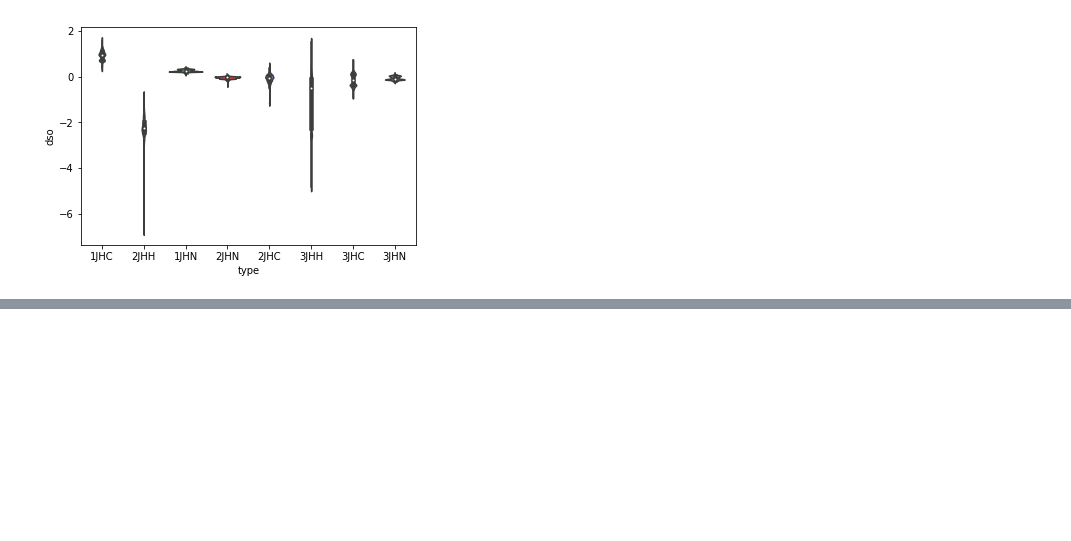
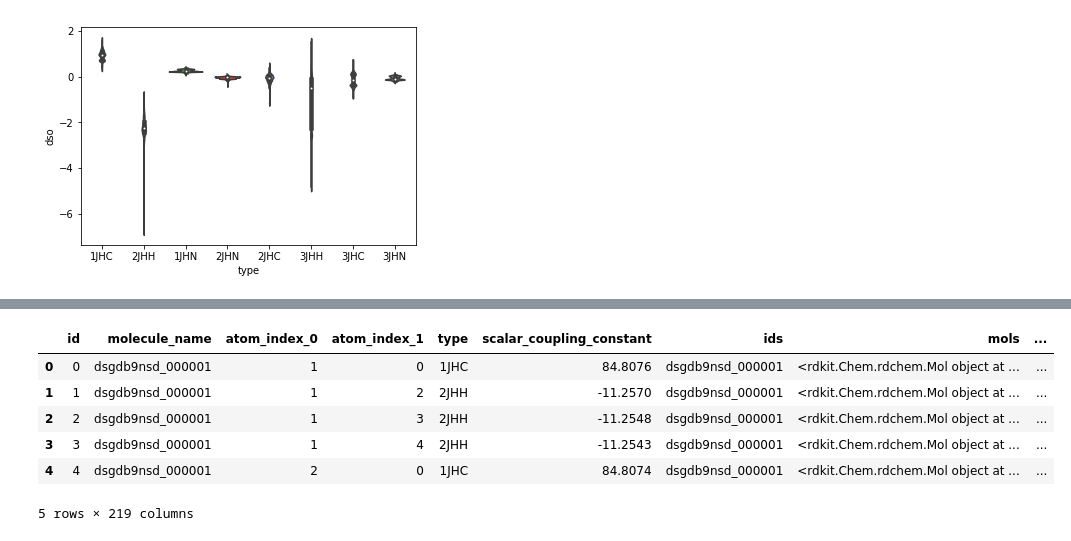
Before and after one commit to ykskks/Kaggle-Predicting-Molecular-Properties, a Jupyter notebook: notebooks/first_eda.ipynb, the cells around one changed output, grey strips where cells are left out. Saved outputs shown, nothing was run; the diff lists cells and outputs as text; code cells hidden in the pictures; blank space fills up the shorter version.

Commit message:
play with data

```diff
--- a/notebooks/first_eda.ipynb
+++ b/notebooks/first_eda.ipynb
@@ -165,0 +130,14 @@ sns.violinplot(x='type', y='dso', data=scalar)
+# %%
+ids = []
+mols = []
+for i in range(1, 133886):
+    ids.append(f'dsgdb9nsd_{i:06}')
+    try:
+        with open(f'../data/input/structures/dsgdb9nsd_{i:06}.mol', 'r') as mol:
+            mols.append(MolFromMolBlock(mol.read()))
+    except:
+        mols.append(np.nan)
+# %%
+rdkit_desc_df = pd.DataFrame()
+rdkit_desc_df['ids'] = ids
+rdkit_desc_df['mols'] = mols
@@ -165,0 +153,18 @@ sns.violinplot(x='type', y='dso', data=scalar)
+# %%
+desc_2Ds = [v for k, v in Descriptors.__dict__.items() if not '__' in k and not bool(re.match('_', k)) and callable(v)]
+desc_3Ds = [v for k, v in Descriptors3D.__dict__.items() if not '__' in k and not bool(re.match('_', k)) and callable(v)]
+desc_2Ds_cols = [k for k, v in Descriptors.__dict__.items() if not '__' in k and not bool(re.match('_', k)) and callable(v)]
+desc_3Ds_cols = [k for k, v in Descriptors3D.__dict__.items() if not '__' in k and not bool(re.match('_', k)) and callable(v)]
+desc_cols = desc_2Ds_cols + desc_3Ds_cols
+
+#function for skipping molecules with no mol file
+def skip_nan(func, mol):
+    try:
+        return func(mol)
+    except:
+        return np.nan
+
+for desc_2D, desc_2Ds_col in zip(desc_2Ds, desc_2Ds_cols):
+    rdkit_desc_df[desc_2Ds_col] = rdkit_desc_df['mols'].apply(lambda mol: skip_nan(desc_2D, mol))
+for desc_3D, desc_3Ds_col in zip(desc_3Ds, desc_3Ds_cols):
+    rdkit_desc_df[desc_3Ds_col] = rdkit_desc_df['mols'].apply(lambda mol: skip_nan(desc_3D, mol))
@@ -165,0 +203,10 @@ sns.violinplot(x='type', y='dso', data=scalar)
+# %%
+train_.head()
+# %% [output]
+|  | id | molecule_name | atom_index_0 | atom_index_1 | type | scalar_coupling_constant | ids | mols | ... |
+| 0 | 0 | dsgdb9nsd_000001 | 1 | 0 | 1JHC | 84.8076 | dsgdb9nsd_000001 | <rdkit.Chem.rdchem.Mol object at ... | ... |
+| 1 | 1 | dsgdb9nsd_000001 | 1 | 2 | 2JHH | -11.2570 | dsgdb9nsd_000001 | <rdkit.Chem.rdchem.Mol object at ... | ... |
+| 2 | 2 | dsgdb9nsd_000001 | 1 | 3 | 2JHH | -11.2548 | dsgdb9nsd_000001 | <rdkit.Chem.rdchem.Mol object at ... | ... |
+| 3 | 3 | dsgdb9nsd_000001 | 1 | 4 | 2JHH | -11.2543 | dsgdb9nsd_000001 | <rdkit.Chem.rdchem.Mol object at ... | ... |
+| 4 | 4 | dsgdb9nsd_000001 | 2 | 0 | 1JHC | 84.8074 | dsgdb9nsd_000001 | <rdkit.Chem.rdchem.Mol object at ... | ... |
+5 rows × 219 columns
```
Also changed, not shown: parts of 30 cells of this notebook.
